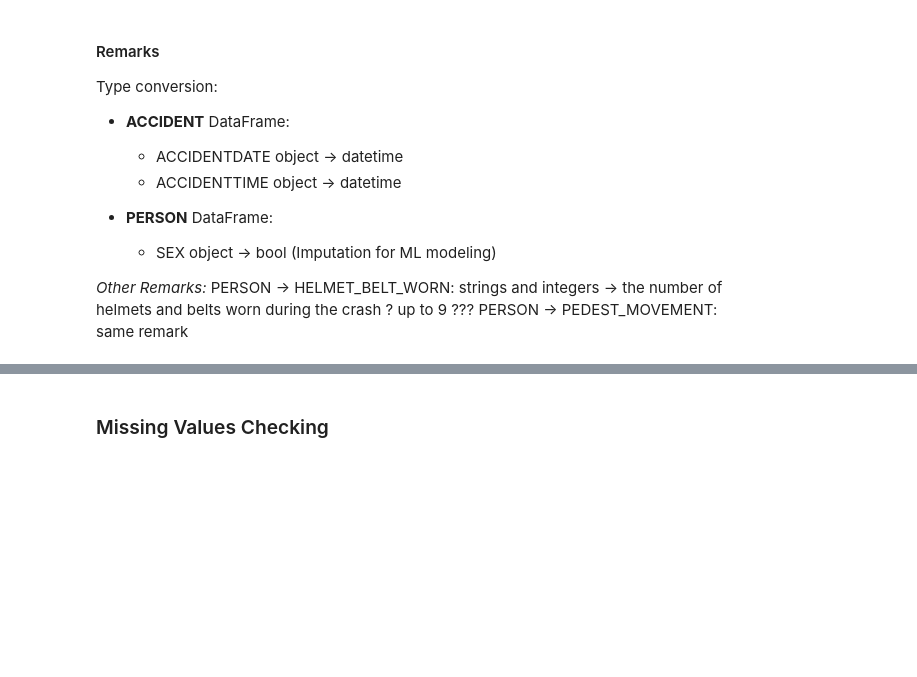
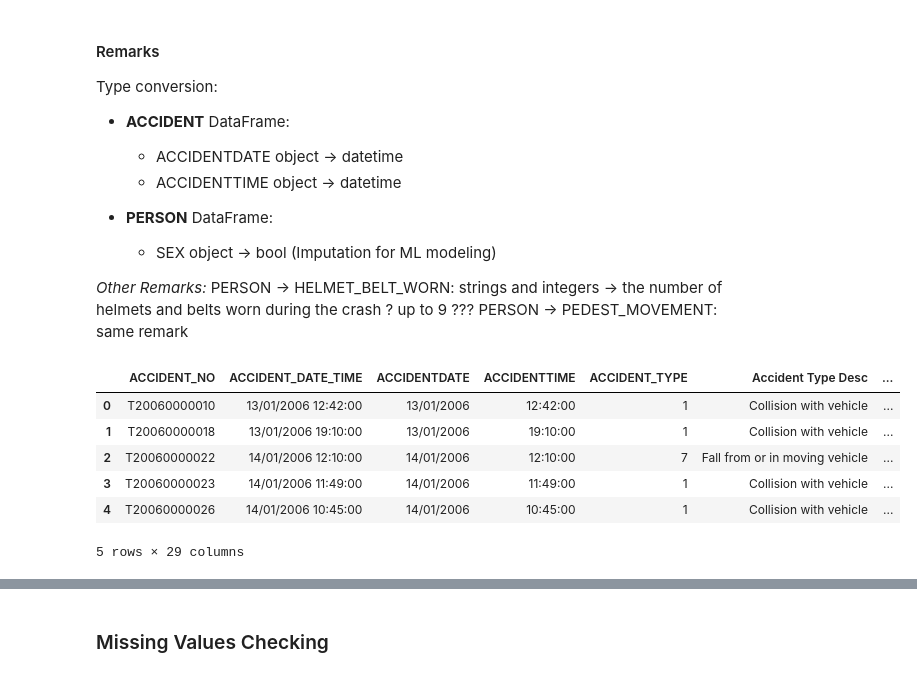
Before and after one commit to lethib/enea_study_case, a Jupyter notebook: data_exploration.ipynb, the cells around one changed output, grey strips where cells are left out. Saved outputs shown, nothing was run; the diff lists cells and outputs as text; code cells hidden in the pictures; blank space fills up the shorter version.

```diff
--- a/data_exploration.ipynb
+++ b/data_exploration.ipynb
@@ -249,3 +176,14 @@ Type conversion:
 *Other Remarks:*
 PERSON -> HELMET_BELT_WORN: strings and integers -> the number of helmets and belts worn during the crash ? up to 9 ???
 PERSON -> PEDEST_MOVEMENT: same remark
+# %%
+df_ACCIDENT.insert(1, "ACCIDENT_DATE_TIME",  df_ACCIDENT['ACCIDENTDATE'] + ' '+ df_ACCIDENT['ACCIDENTTIME'])
+df_ACCIDENT.head()
+# %% [output]
+|  | ACCIDENT_NO | ACCIDENT_DATE_TIME | ACCIDENTDATE | ACCIDENTTIME | ACCIDENT_TYPE | Accident Type Desc | ... |
+| 0 | T20060000010 | 13/01/2006 12:42:00 | 13/01/2006 | 12:42:00 | 1 | Collision with vehicle | ... |
+| 1 | T20060000018 | 13/01/2006 19:10:00 | 13/01/2006 | 19:10:00 | 1 | Collision with vehicle | ... |
+| 2 | T20060000022 | 14/01/2006 12:10:00 | 14/01/2006 | 12:10:00 | 7 | Fall from or in moving vehicle | ... |
+| 3 | T20060000023 | 14/01/2006 11:49:00 | 14/01/2006 | 11:49:00 | 1 | Collision with vehicle | ... |
+| 4 | T20060000026 | 14/01/2006 10:45:00 | 14/01/2006 | 10:45:00 | 1 | Collision with vehicle | ... |
+5 rows × 29 columns
```
Also changed, not shown: parts of 5 cells of this notebook.
